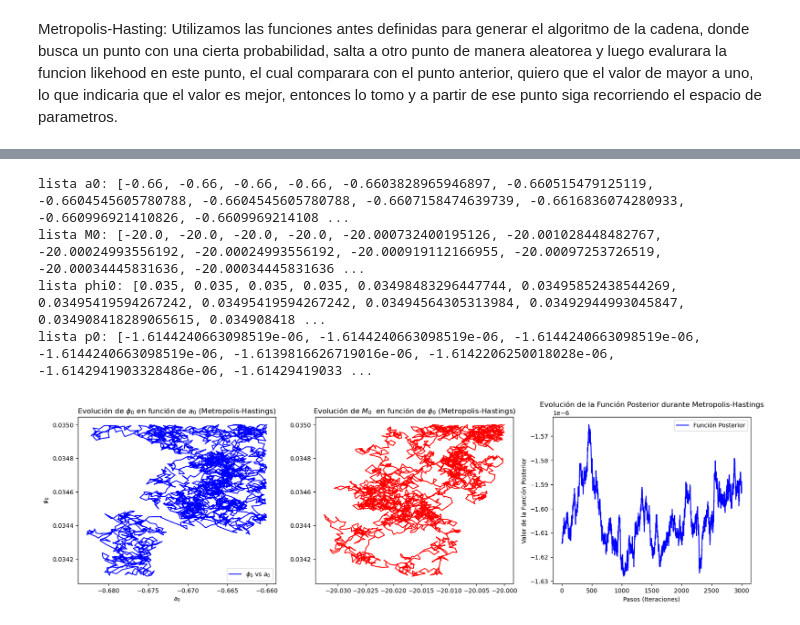
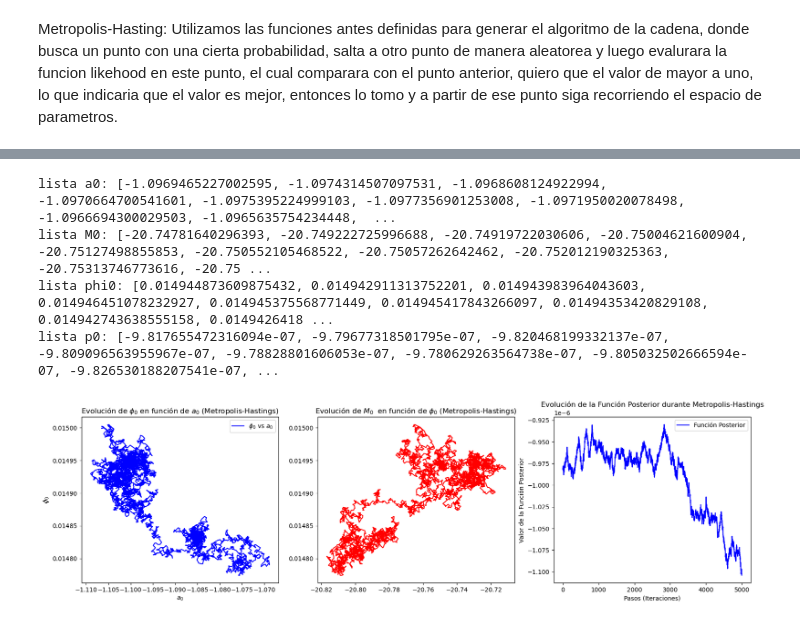
Before and after one commit to Cami-hormaeche/Astrometria2024, a Jupyter notebook: practico4/problema4.ipynb, the cells around one changed output, grey strips where cells are left out. Saved outputs shown, nothing was run; the diff lists cells and outputs as text; code cells hidden in the pictures.

```diff
--- a/practico4/problema4.ipynb
+++ b/practico4/problema4.ipynb
@@ -170,7 +169,7 @@ Prior: 1.0
 #prueba prior
 phi0 = 1.46e-2
 a0 = -1.20
-M0 = -22
+M0 = -22.5
 
 prior_value = prior(phi0, a0,M0,phi0lim, M0lim, alim)
 print(f"Prior: {prior_value}")
@@ -315,39 +328,39 @@ prob_post(y=y, M=M, phi0=phi0, a0=a0, M0=M0,sigma=sigma,phi0lim=phi0lim, M0lim=M
 # %%
 # Llamar a la función metropolis_hasting y obtener los resultados en variables
-a0_list, M0_list, phi0_list, p0_list = metropolis_hasting(
+a0_lista, M0_lista, phi0_lista, posteriores = metropolis_hasting(
     y=datos['PHI'], M=datos['MAG'], phi0=phi0, a0=a0, M0=M0,
-    sigma=sigma, phi0lim=phi0lim, M0lim=M0lim, alim=alim, N_iter=3000
+    sigma=sigma, phi0lim=phi0lim, M0lim=M0lim, alim=alim, N_iter=5000
 )
 # Imprimimos las listas obtenidas
-print('lista a0:',a0_list)  # Imprime la lista de a0
-print('lista M0:',M0_list)  # Imprime la lista de M0
-print('lista phi0:',phi0_list)  # Imprime la lista de phi0
-print('lista p0:',p0_list)  # Imprime la lista de p0
+print('lista a0:',a0_lista)  # Imprime la lista de a0
+print('lista M0:',M0_lista)  # Imprime la lista de M0
+print('lista phi0:',phi0_lista)  # Imprime la lista de phi0
+print('lista p0:',posteriores)  # Imprime la lista de p0
 # %% [output]
-lista a0: [-0.66, -0.66, -0.66, -0.66, -0.6603828965946897, -0.660515479125119, -0.6604545605780788, -0.6604545605780788, -0.6607158474639739, -0.6616836074280933, -0.660996921410826, -0.6609969214108 ...
-lista M0: [-20.0, -20.0, -20.0, -20.0, -20.000732400195126, -20.001028448482767, -20.00024993556192, -20.00024993556192, -20.000919112166955, -20.00097253726519, -20.00034445831636, -20.00034445831636 ...
-lista phi0: [0.035, 0.035, 0.035, 0.035, 0.03498483296447744, 0.03495852438544269, 0.03495419594267242, 0.03495419594267242, 0.03494564305313984, 0.03492944993045847, 0.034908418289065615, 0.034908418 ...
-lista p0: [-1.6144240663098519e-06, -1.6144240663098519e-06, -1.6144240663098519e-06, -1.6144240663098519e-06, -1.6139816626719016e-06, -1.6142206250018028e-06, -1.6142941903328486e-06, -1.61429419033 ...
+lista a0: [-1.0969465227002595, -1.0974314507097531, -1.0968608124922994, -1.0970664700541601, -1.0975395224999103, -1.0977356901253008, -1.0971950020078498, -1.0966694300029503, -1.0965635754234448,  ...
+lista M0: [-20.74781640296393, -20.749222725996688, -20.74919722030606, -20.75004621600904, -20.75127498855853, -20.750552105468522, -20.75057262642462, -20.752012190325363, -20.75313746773616, -20.75 ...
+lista phi0: [0.014944873609875432, 0.014942911313752201, 0.014943983964043603, 0.014946451078232927, 0.014945375568771449, 0.014945417843266097, 0.01494353420829108, 0.014942743638555158, 0.0149426418 ...
+lista p0: [-9.817655472316094e-07, -9.79677318501795e-07, -9.820468199332137e-07, -9.809096563955967e-07, -9.78828801606053e-07, -9.780629263564738e-07, -9.805032502666594e-07, -9.826530188207541e-07, ...
 # %%
 
 # Graficar phi0 vs a0
 plt.figure(figsize=(20, 5))
 plt.subplot(1, 3, 1)
-plt.plot(a0_list, phi0_list, label=r'$\phi_0$ vs $a_0$', color='b')
+plt.plot(a0_lista, phi0_lista, label=r'$\phi_0$ vs $a_0$', color='b')
 plt.xlabel(r'$a_0$')
 plt.ylabel(r'$\phi_0$')
 plt.title('Evolución de $\phi_0$ en función de $a_0$ (Metropolis-Hastings)')
 plt.legend()
 plt.subplot(1, 3, 2)
-plt.plot(M0_list, phi0_list, label=r'$M_0$ vs $\phi_0$', color='r')
+plt.plot(M0_lista, phi0_lista, label=r'$M_0$ vs $\phi_0$', color='r')
 plt.title('Evolución de $M_0$  en función de $\phi_0$ (Metropolis-Hastings)')
 # Graficar la función posterior en función de los pasos
 plt.subplot(1, 3, 3)
-plt.plot(p0_list, label="Función Posterior", color='blue')
+plt.plot(posteriores, label="Función Posterior", color='blue')
 plt.xlabel("Pasos (Iteraciones)")
 plt.ylabel("Valor de la Función Posterior")
 plt.title("Evolución de la Función Posterior durante Metropolis-Hastings")
 plt.legend()
 plt.show()
 # %% [output]
-[figure, old version]
+[figure, new version]
```
Also changed, not shown: parts of 9 cells of this notebook.
